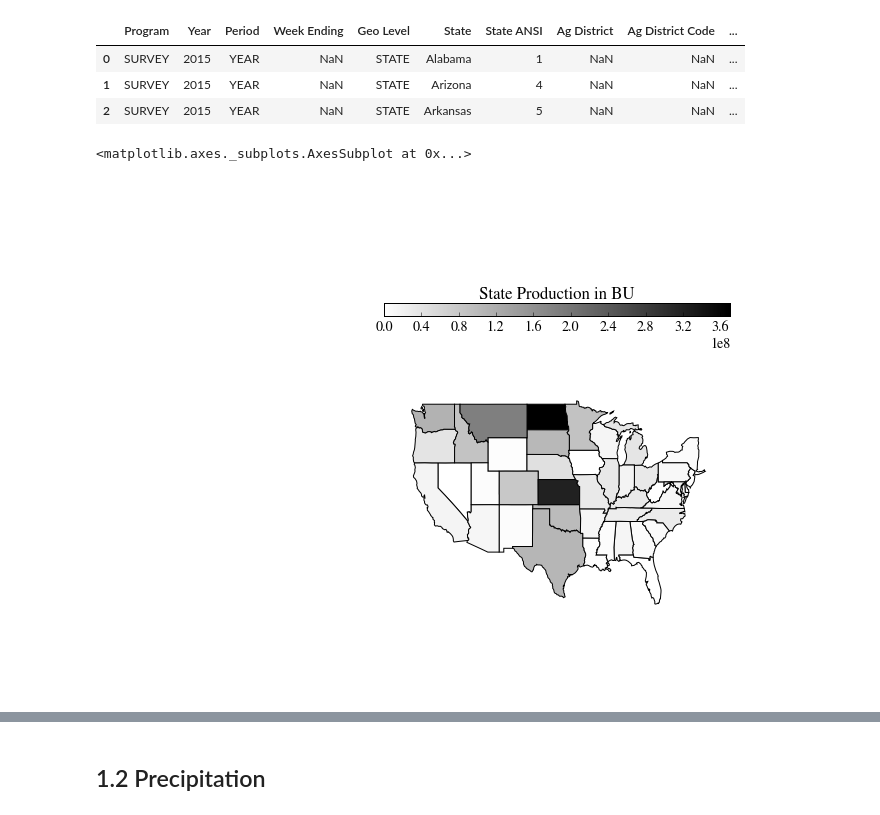
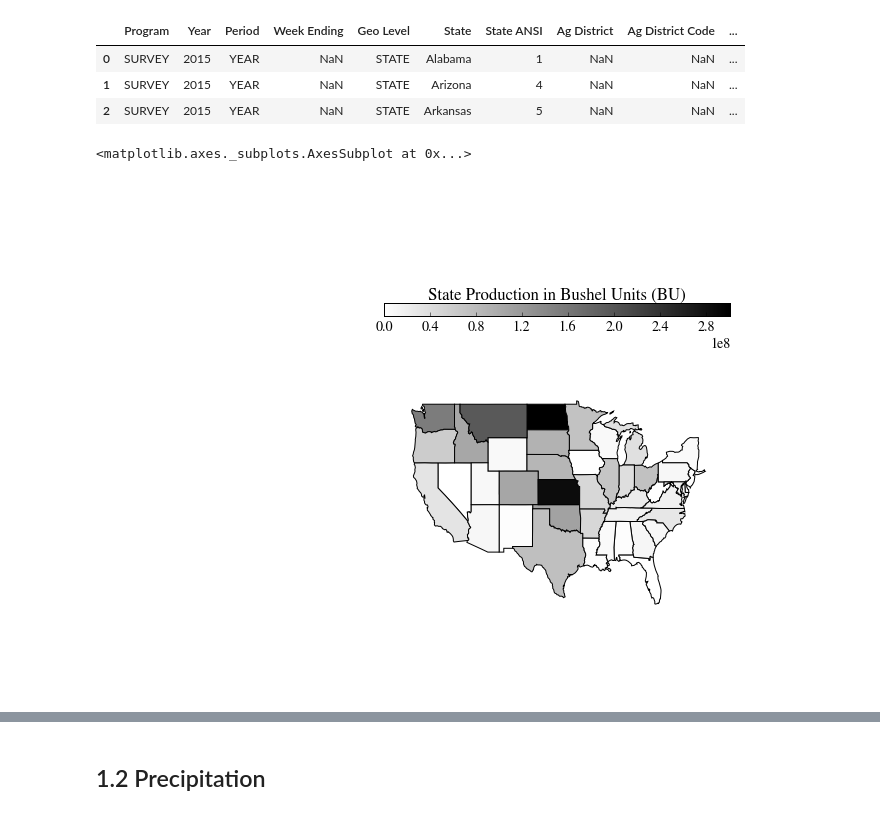
Before and after one commit to dwang953/109-Project, a Jupyter notebook: Map_Visualizations.ipynb, the cells around one changed output, grey strips where cells are left out. Cells and saved outputs as stored; diff of their text form; code cells hidden in the pictures.

```diff
--- a/Map_Visualizations.ipynb
+++ b/Map_Visualizations.ipynb
@@ -224,9 +224,9 @@ wheat_production_by_state.head(3)
 | 1 | SURVEY | 2015 | YEAR | NaN | STATE | Arizona | 4 | NaN | NaN | ... |
 | 2 | SURVEY | 2015 | YEAR | NaN | STATE | Arkansas | 5 | NaN | NaN | ... |
 # %%
-make_map(wheat_production_by_state.loc[wheat_production_by_state['Year'] == 2015].set_index('State').Value,"State Production in BU")
+make_map(wheat_production_by_state.loc[wheat_production_by_state['Year'] == 1995].set_index('State').Value,"State Production in Bushel Units (BU)")
 # %% [output]
 <matplotlib.axes._subplots.AxesSubplot at 0x...>
-[figure, old version]
+[figure, new version]
 # %%
 wheat_2015 = wheat_production_by_state[wheat_production_by_state['Year'] == 2015]
```
Also changed, not shown: parts of 12 cells of this notebook, 1 other file.
